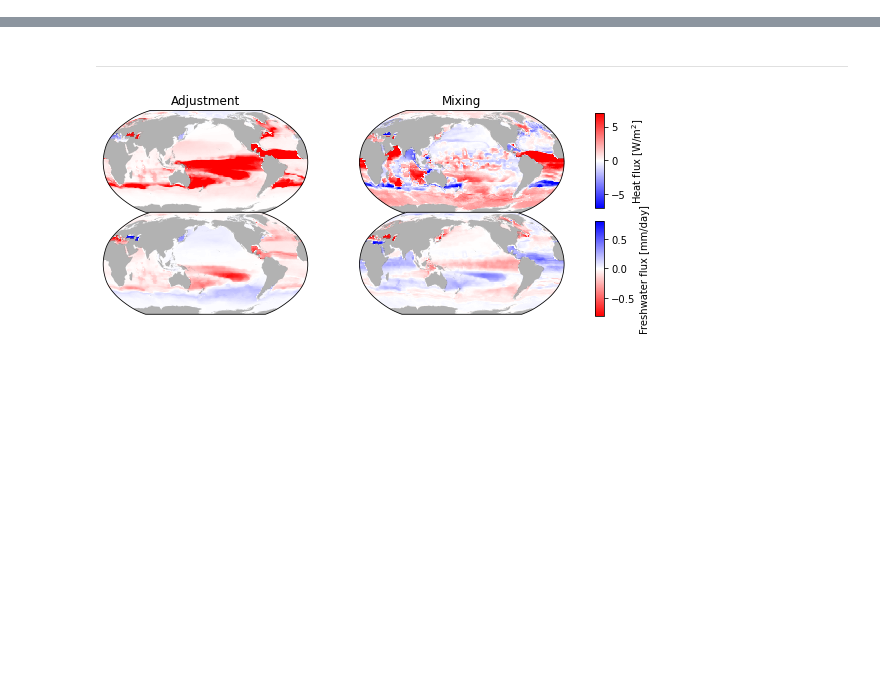
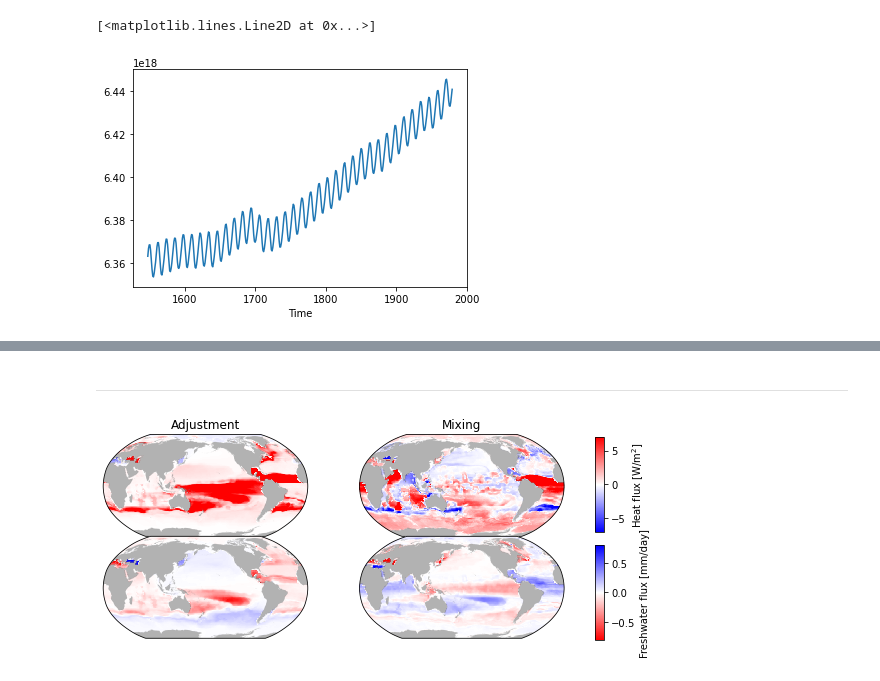
Before and after one commit to taimoorsohail/Min_Max_Transform, a Jupyter notebook: MTM_Maps_ACCESS.ipynb, the cells around one changed output, grey strips where cells are left out. Drawn from its saved outputs; the diff is of its cells as text; code cells hidden in the pictures; blank space fills up the shorter version.

```diff
--- a/MTM_Maps_ACCESS.ipynb
+++ b/MTM_Maps_ACCESS.ipynb
@@ -44,3 +44,8 @@ Late_period = (np.array([init_late,init_late+dyrs]) - init_early)*12+((-1850+197
 range_yrs = init_late-init_early+1
 
 weighted_months = np.array([31,28.25,31,30,31,30,31,31,30,31,30,31])
+# %%
+(ACCESS_BSP_data.V_sum*(ACCESS_BSP_data.T_mean-273.15)).sum('Basin').sum('Depth').isel(Time=slice(Early_period[0],Late_period[1])).plot()
+# %% [output]
+[<matplotlib.lines.Line2D at 0x...>]
+[figure, added]
```
Also changed, not shown: parts of 13 cells of this notebook, 8 other files.
